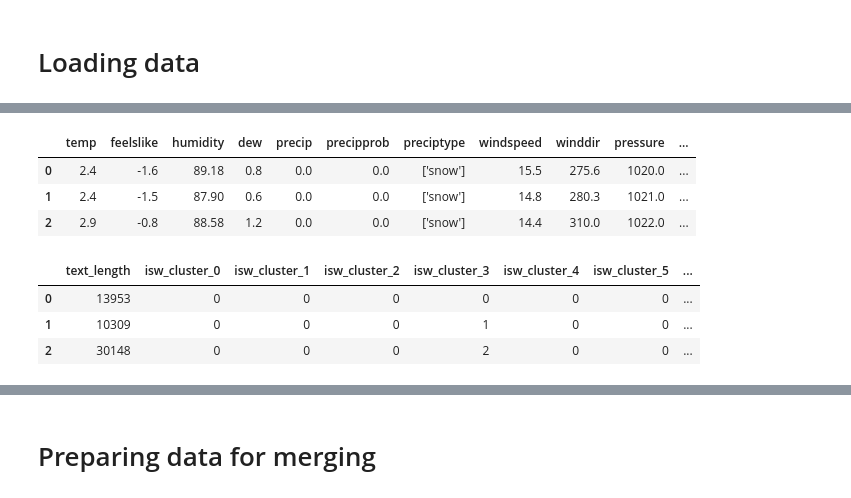
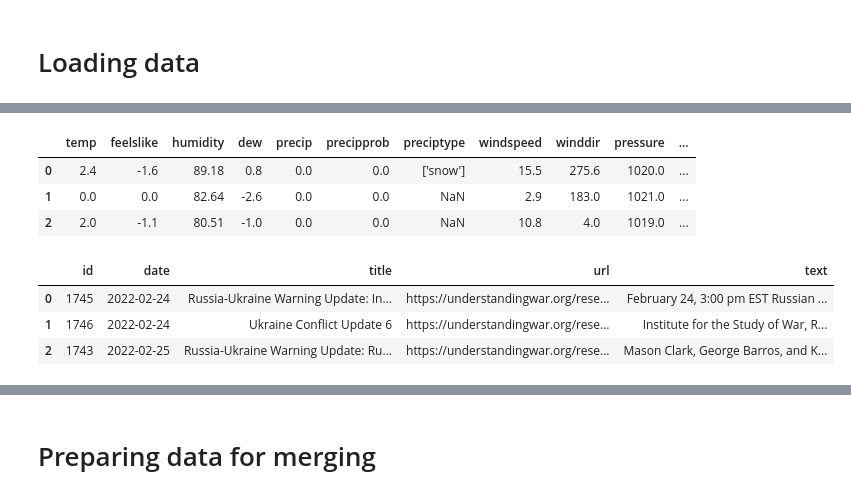
Before and after one commit to GeoChernykh/AlarmForecast, a Jupyter notebook: eda/merging_data.ipynb, the cells around one changed output, grey strips where cells are left out. Drawn from its saved outputs; the diff is of its cells as text; code cells hidden in the pictures.

```diff
--- a/eda/merging_data.ipynb
+++ b/eda/merging_data.ipynb
@@ -16,7 +16,21 @@ pd.set_option("display.max_columns", None)
 # %% [markdown]
 # Loading data
 # %%
-alarms = pd.read_csv("data/alarms/alarms_data_preprocessed_v2.csv")
-weather = pd.read_csv("data/weather/weather_data_preprocessed_v3.csv")
-isw = pd.read_csv("data/isw/isw_data_preprocessed_v5.csv")
-telegram = pd.read_csv("data/telegram/telegram_hourly_features_v3.csv")
+# alarms = pd.read_csv("data/alarms/alarms_data_preprocessed_v2.csv")
+# weather = pd.read_csv("data/weather/weather_data_preprocessed_v3.csv")
+# isw = pd.read_csv("data/isw/isw_data_preprocessed_v5.csv")
+# telegram = pd.read_csv("data/telegram/telegram_hourly_features_v3.csv")
+
+from app.db.database import Database
+
+
+with Database("app/db/database.db") as db:
+    alarms_rows = db.alarms.get()
+    weather_rows = db.weather.get()
+    isw_rows = db.isw.get()
+    telegram_rows = db.telegram.get()
+
+alarms = pd.DataFrame([dict(row) for row in alarms_rows])
+weather = pd.DataFrame([dict(row) for row in weather_rows])
+isw_raw = pd.DataFrame([dict(row) for row in isw_rows])
+telegram = pd.DataFrame([dict(row) for row in telegram_rows])
@@ -32,15 +48,15 @@ weather.head(3)
 # %% [output]
 |  | temp | feelslike | humidity | dew | precip | precipprob | preciptype | windspeed | winddir | pressure | ... |
 | 0 | 2.4 | -1.6 | 89.18 | 0.8 | 0.0 | 0.0 | ['snow'] | 15.5 | 275.6 | 1020.0 | ... |
-| 1 | 2.4 | -1.5 | 87.90 | 0.6 | 0.0 | 0.0 | ['snow'] | 14.8 | 280.3 | 1021.0 | ... |
-| 2 | 2.9 | -0.8 | 88.58 | 1.2 | 0.0 | 0.0 | ['snow'] | 14.4 | 310.0 | 1022.0 | ... |
+| 1 | 0.0 | 0.0 | 82.64 | -2.6 | 0.0 | 0.0 | NaN | 2.9 | 183.0 | 1021.0 | ... |
+| 2 | 2.0 | -1.1 | 80.51 | -1.0 | 0.0 | 0.0 | NaN | 10.8 | 4.0 | 1019.0 | ... |
 # %%
-isw.head(3)
+isw_raw.head(3)
 # %% [output]
-|  | text_length | isw_cluster_0 | isw_cluster_1 | isw_cluster_2 | isw_cluster_3 | isw_cluster_4 | isw_cluster_5 | ... |
-| 0 | 13953 | 0 | 0 | 0 | 0 | 0 | 0 | ... |
-| 1 | 10309 | 0 | 0 | 0 | 1 | 0 | 0 | ... |
-| 2 | 30148 | 0 | 0 | 0 | 2 | 0 | 0 | ... |
+|  | id | date | title | url | text |
+| 0 | 1745 | 2022-02-24 | Russia-Ukraine Warning Update: In... | https://understandingwar.org/rese... | February 24, 3:00 pm EST Russian ... |
+| 1 | 1746 | 2022-02-24 | Ukraine Conflict Update 6 | https://understandingwar.org/rese... | Institute for the Study of War, R... |
+| 2 | 1743 | 2022-02-25 | Russia-Ukraine Warning Update: Ru... | https://understandingwar.org/rese... | Mason Clark, George Barros, and K... |
 # %%
 telegram.head(3)
 # %% [output]
```
Also changed, not shown: parts of 71 cells of this notebook, 4 other files.
